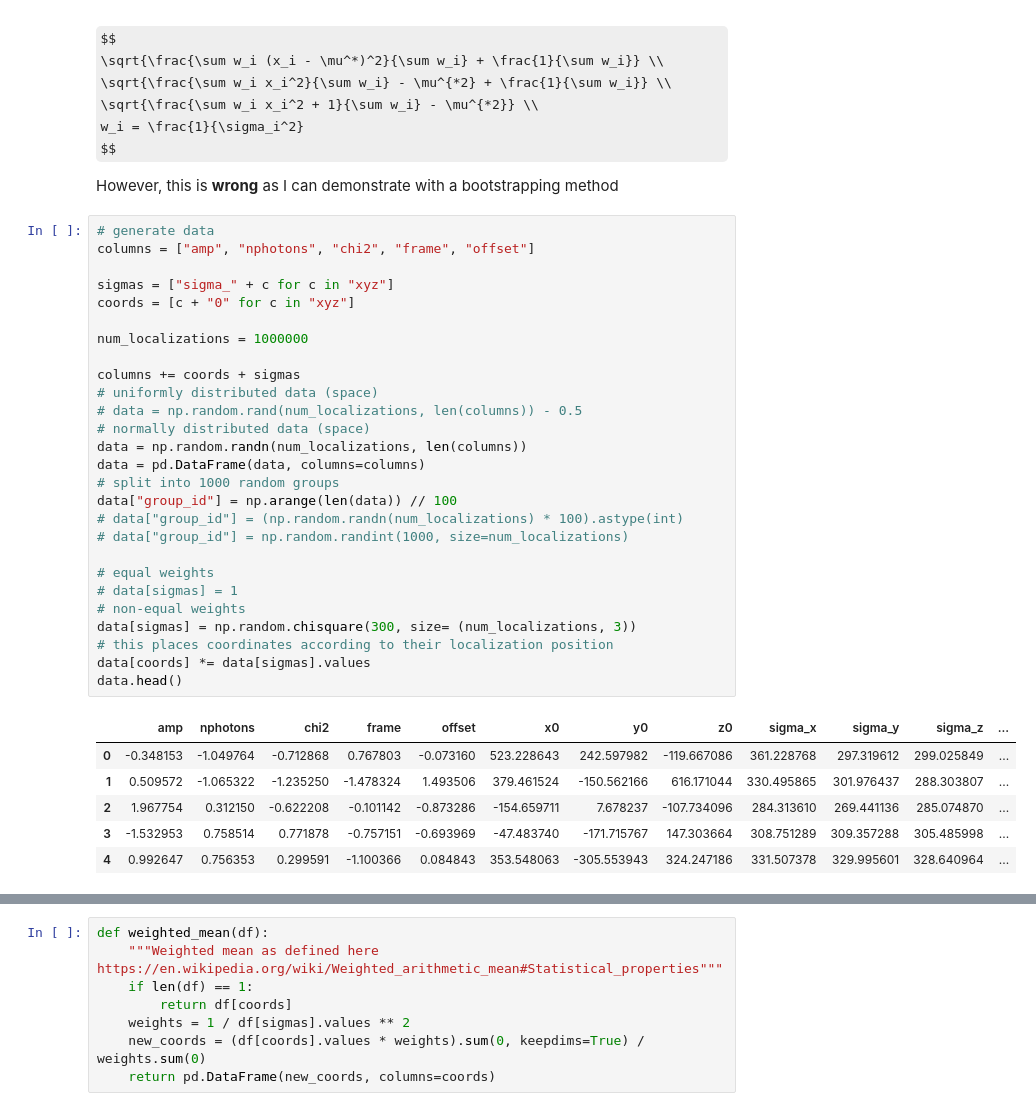
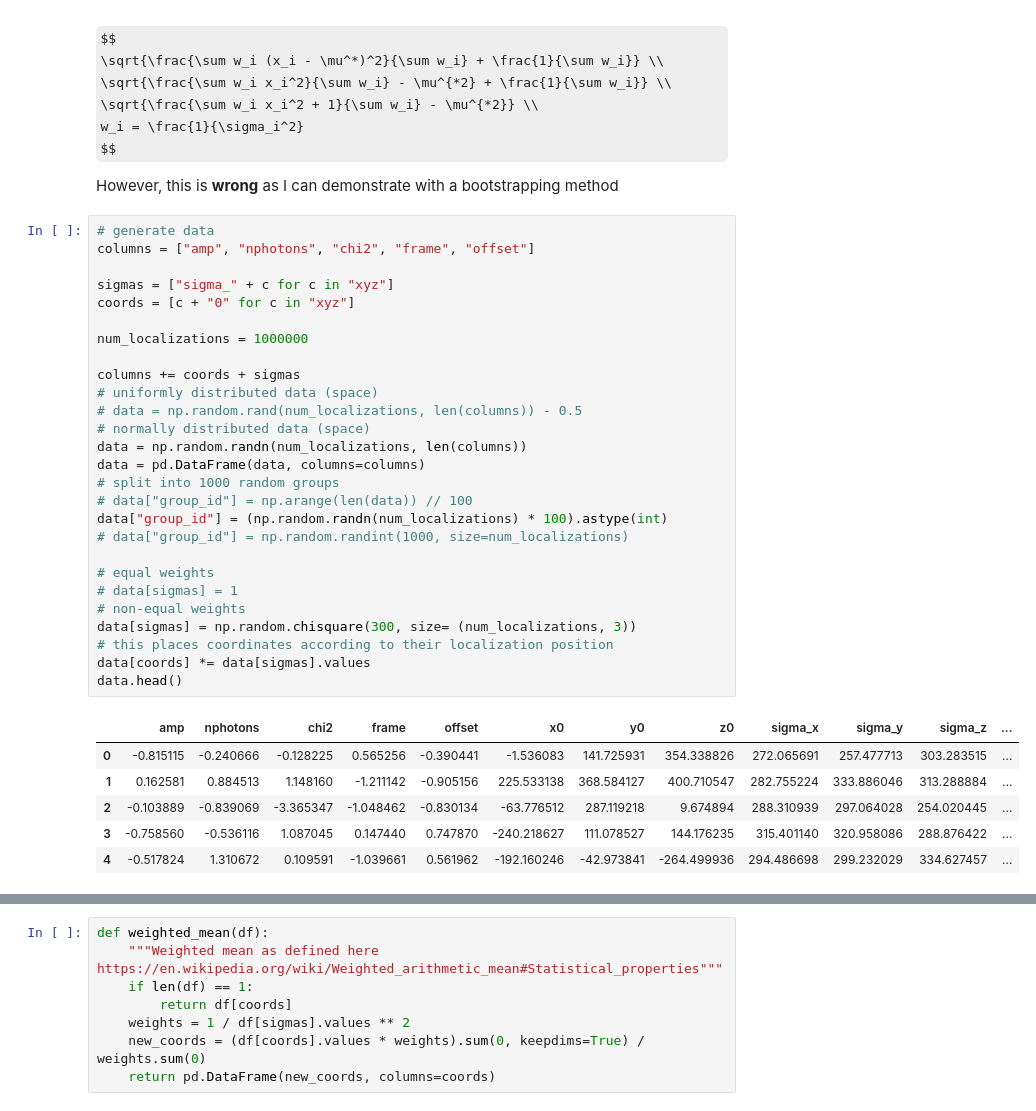
Before and after one commit to david-hoffman/pyPALM, a Jupyter notebook: notebooks/Aggregation Algorithm Development.ipynb, the cells around one changed output, grey strips where cells are left out. Cells and saved outputs as stored; diff of their text form; some formulas as TeX source.

```diff
--- a/notebooks/Aggregation Algorithm Development.ipynb
+++ b/notebooks/Aggregation Algorithm Development.ipynb
@@ -103,37 +103,37 @@ However, this is **wrong** as I can demonstrate with a bootstrapping method
 # %%
 # generate data
 columns = ["amp", "nphotons", "chi2", "frame", "offset"]
 
 sigmas = ["sigma_" + c for c in "xyz"]
 coords = [c + "0" for c in "xyz"]
 
 num_localizations = 1000000
 
 columns += coords + sigmas
 # uniformly distributed data (space)
 # data = np.random.rand(num_localizations, len(columns)) - 0.5
 # normally distributed data (space)
 data = np.random.randn(num_localizations, len(columns))
 data = pd.DataFrame(data, columns=columns)
 # split into 1000 random groups
-data["group_id"] = np.arange(len(data)) // 100
-# data["group_id"] = (np.random.randn(num_localizations) * 100).astype(int)
+# data["group_id"] = np.arange(len(data)) // 100
+data["group_id"] = (np.random.randn(num_localizations) * 100).astype(int)
 # data["group_id"] = np.random.randint(1000, size=num_localizations)
 
 # equal weights
 # data[sigmas] = 1
 # non-equal weights
 data[sigmas] = np.random.chisquare(300, size= (num_localizations, 3))
 # this places coordinates according to their localization position
 data[coords] *= data[sigmas].values
 data.head()
 # %% [output]
 |  | amp | nphotons | chi2 | frame | offset | x0 | y0 | z0 | sigma_x | sigma_y | sigma_z | ... |
-| 0 | -0.348153 | -1.049764 | -0.712868 | 0.767803 | -0.073160 | 523.228643 | 242.597982 | -119.667086 | 361.228768 | 297.319612 | 299.025849 | ... |
-| 1 | 0.509572 | -1.065322 | -1.235250 | -1.478324 | 1.493506 | 379.461524 | -150.562166 | 616.171044 | 330.495865 | 301.976437 | 288.303807 | ... |
-| 2 | 1.967754 | 0.312150 | -0.622208 | -0.101142 | -0.873286 | -154.659711 | 7.678237 | -107.734096 | 284.313610 | 269.441136 | 285.074870 | ... |
-| 3 | -1.532953 | 0.758514 | 0.771878 | -0.757151 | -0.693969 | -47.483740 | -171.715767 | 147.303664 | 308.751289 | 309.357288 | 305.485998 | ... |
-| 4 | 0.992647 | 0.756353 | 0.299591 | -1.100366 | 0.084843 | 353.548063 | -305.553943 | 324.247186 | 331.507378 | 329.995601 | 328.640964 | ... |
+| 0 | -0.815115 | -0.240666 | -0.128225 | 0.565256 | -0.390441 | -1.536083 | 141.725931 | 354.338826 | 272.065691 | 257.477713 | 303.283515 | ... |
+| 1 | 0.162581 | 0.884513 | 1.148160 | -1.211142 | -0.905156 | 225.533138 | 368.584127 | 400.710547 | 282.755224 | 333.886046 | 313.288884 | ... |
+| 2 | -0.103889 | -0.839069 | -3.365347 | -1.048462 | -0.830134 | -63.776512 | 287.119218 | 9.674894 | 288.310939 | 297.064028 | 254.020445 | ... |
+| 3 | -0.758560 | -0.536116 | 1.087045 | 0.147440 | 0.747870 | -240.218627 | 111.078527 | 144.176235 | 315.401140 | 320.958086 | 288.876422 | ... |
+| 4 | -0.517824 | 1.310672 | 0.109591 | -1.039661 | 0.561962 | -192.160246 | -42.973841 | -264.499936 | 294.486698 | 299.232029 | 334.627457 | ... |
 # %%
 data[sigmas].hist(bins=32)
 data[coords].hist(bins=32)
```
Also changed, not shown: parts of 17 cells of this notebook, 2 other files.
